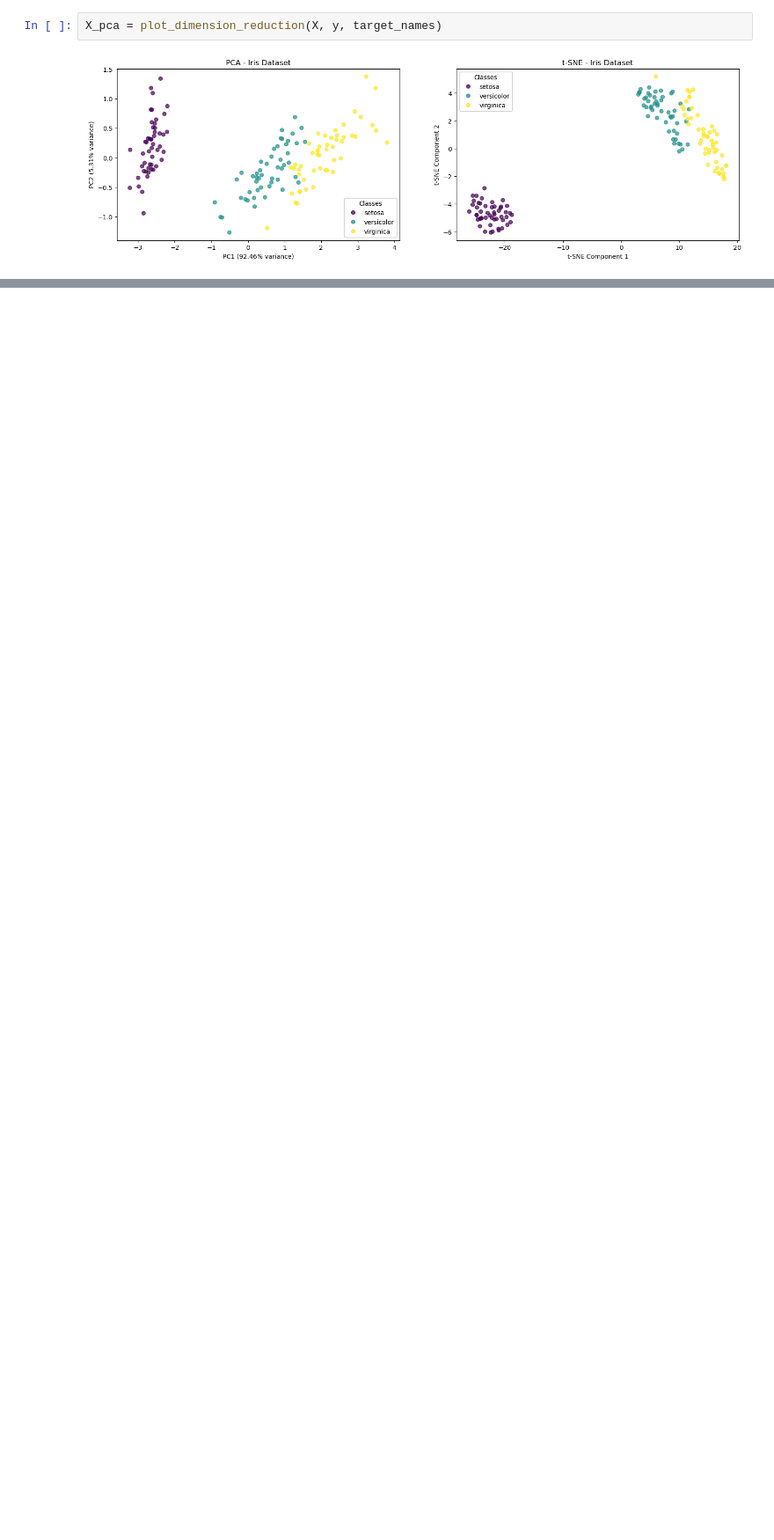
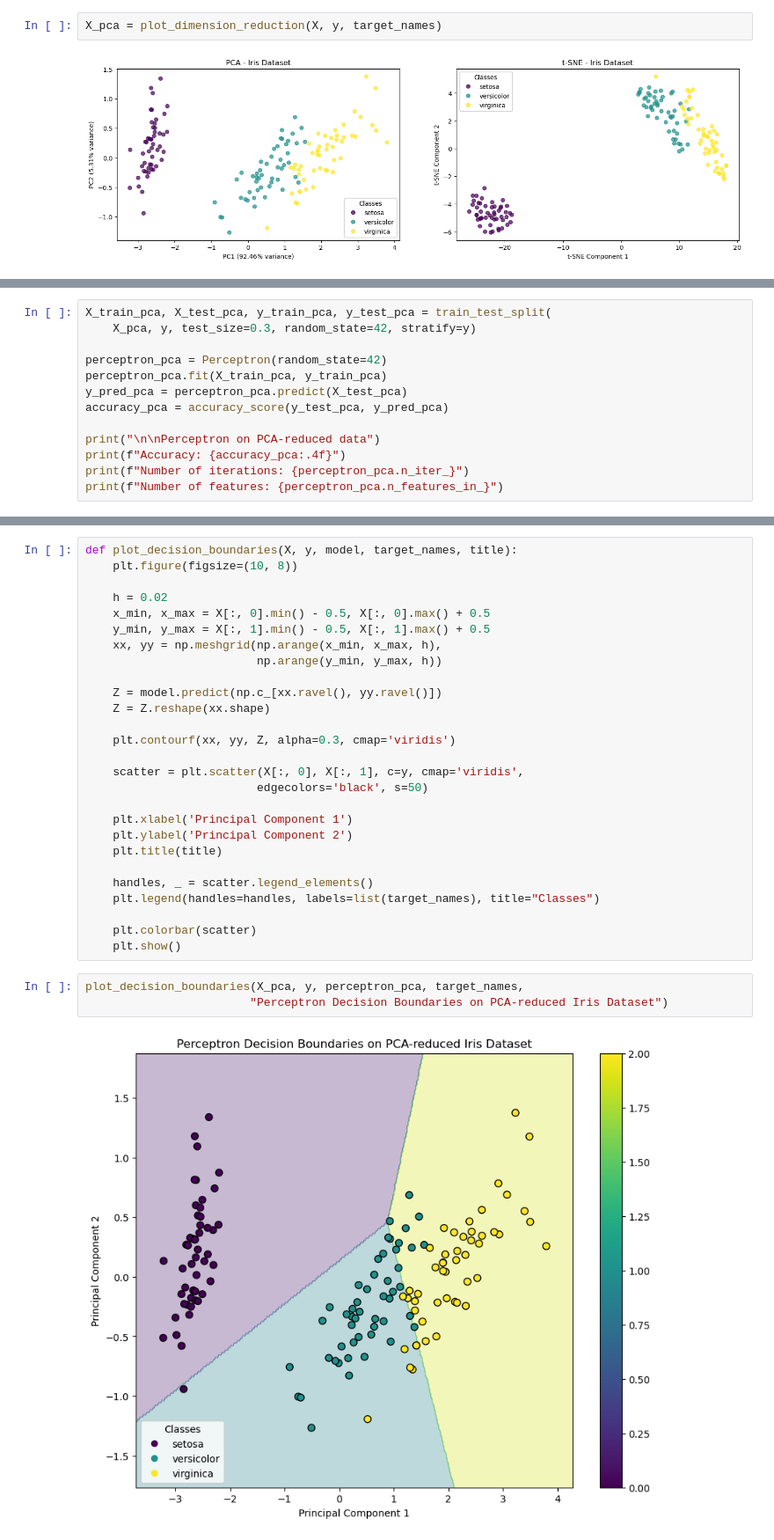
Before and after one commit to SobhanEyvazipoor/Homework-2, a Jupyter notebook: Exercise_4.ipynb, the cells around one changed output, grey strips where cells are left out. Shown: that part at 88% size. Cells and saved outputs as stored; diff of their text form; blank space fills up the shorter version.

```diff
--- a/Exercise_4.ipynb
+++ b/Exercise_4.ipynb
@@ -106,0 +313,13 @@ X_pca = plot_dimension_reduction(X, y, target_names)
+# %%
+X_train_pca, X_test_pca, y_train_pca, y_test_pca = train_test_split(
+    X_pca, y, test_size=0.3, random_state=42, stratify=y)
+
+perceptron_pca = Perceptron(random_state=42)
+perceptron_pca.fit(X_train_pca, y_train_pca)
+y_pred_pca = perceptron_pca.predict(X_test_pca)
+accuracy_pca = accuracy_score(y_test_pca, y_pred_pca)
+
+print("\n\nPerceptron on PCA-reduced data")
+print(f"Accuracy: {accuracy_pca:.4f}")
+print(f"Number of iterations: {perceptron_pca.n_iter_}")
+print(f"Number of features: {perceptron_pca.n_features_in_}")
@@ -106,0 +333,32 @@ X_pca = plot_dimension_reduction(X, y, target_names)
+# %%
+def plot_decision_boundaries(X, y, model, target_names, title):
+    plt.figure(figsize=(10, 8))
+
+    h = 0.02
+    x_min, x_max = X[:, 0].min() - 0.5, X[:, 0].max() + 0.5
+    y_min, y_max = X[:, 1].min() - 0.5, X[:, 1].max() + 0.5
+    xx, yy = np.meshgrid(np.arange(x_min, x_max, h),
+                         np.arange(y_min, y_max, h))
+
+    Z = model.predict(np.c_[xx.ravel(), yy.ravel()])
+    Z = Z.reshape(xx.shape)
+
+    plt.contourf(xx, yy, Z, alpha=0.3, cmap='viridis')
+
+    scatter = plt.scatter(X[:, 0], X[:, 1], c=y, cmap='viridis',
+                         edgecolors='black', s=50)
+
+    plt.xlabel('Principal Component 1')
+    plt.ylabel('Principal Component 2')
+    plt.title(title)
+
+    handles, _ = scatter.legend_elements()
+    plt.legend(handles=handles, labels=list(target_names), title="Classes")
+
+    plt.colorbar(scatter)
+    plt.show()
+# %%
+plot_decision_boundaries(X_pca, y, perceptron_pca, target_names,
+                        "Perceptron Decision Boundaries on PCA-reduced Iris Dataset")
+# %% [output]
+[figure, added]
```
Also changed, not shown: parts of 13 cells of this notebook.
